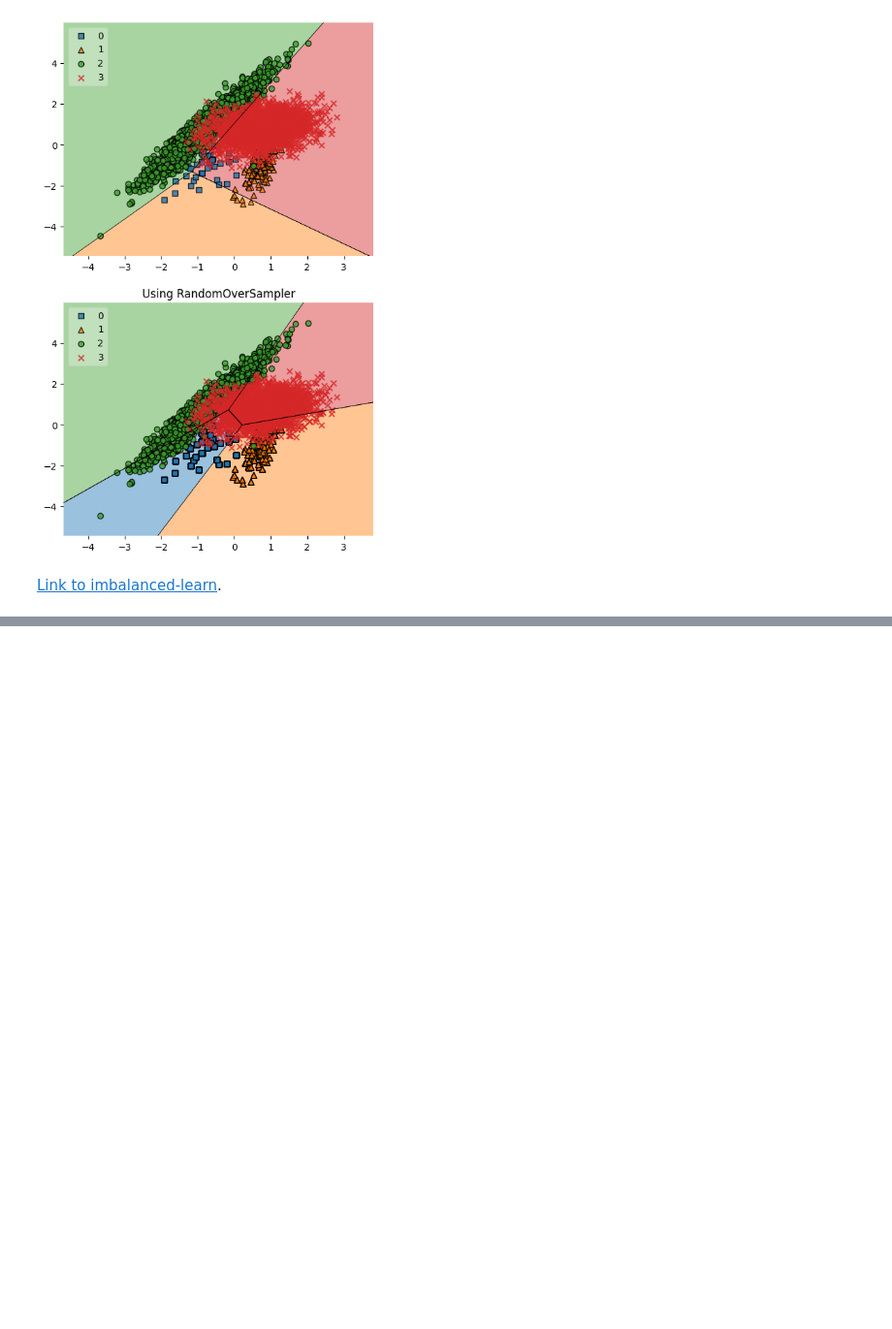
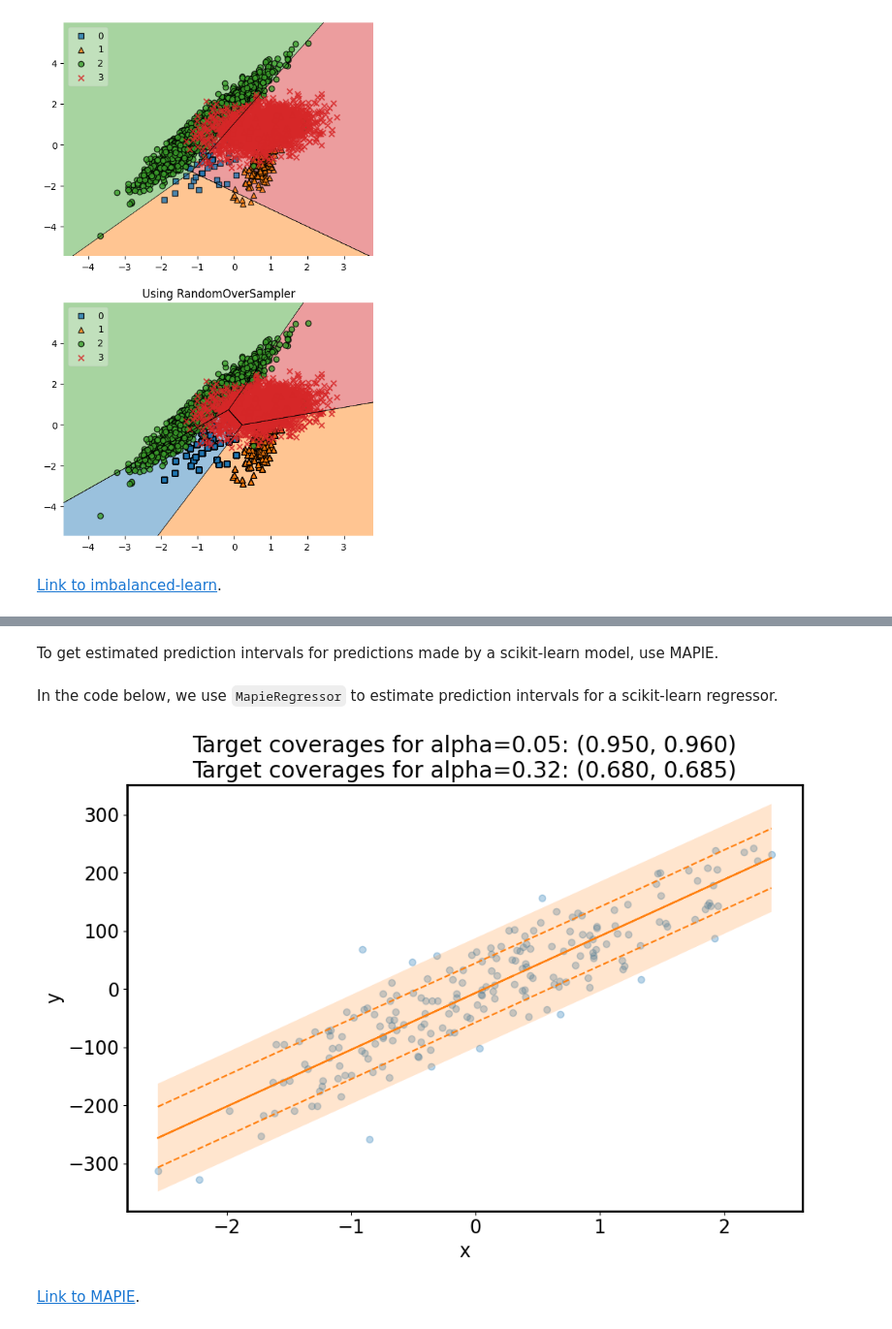
Before and after one commit to khuyentran1401/Efficient_Python_tricks_and_tools_for_data_scientists, a Jupyter notebook: Chapter5/machine_learning.ipynb, the cells around one changed output, grey strips where cells are left out. Shown at 97% size. Saved outputs shown, nothing was run; the diff lists cells and outputs as text; code cells hidden in the pictures; blank space fills up the shorter version.

```diff
--- a/Chapter5/machine_learning.ipynb
+++ b/Chapter5/machine_learning.ipynb
@@ -485,0 +490,17 @@ for Xi, yi, ax, title in zip(
+# %% [markdown]
+To get estimated prediction intervals for predictions made by a scikit-learn model, use MAPIE.
+# %% [markdown]
+In the code below, we use `MapieRegressor` to estimate prediction intervals for a scikit-learn regressor.
+# %%
+from mapie.regression import MapieRegressor
+from sklearn.linear_model import LinearRegression
+from sklearn.datasets import make_regression
+
+# Create data
+X, y = make_regression(n_samples=200, n_features=1, noise=50, random_state=0)
+
+# Train and predict
+alpha = [0.05, 0.32]
+mapie = MapieRegressor(LinearRegression())
+mapie.fit(X, y)
+y_pred, y_pis = mapie.predict(X, alpha=alpha)
@@ -485,0 +515,31 @@ for Xi, yi, ax, title in zip(
+# %%
+# Plot the estimated prediction intervals
+
+from matplotlib import pyplot as plt
+import numpy as np
+
+plt.figure(figsize=(11, 7))
+plt.xlabel("x")
+plt.ylabel("y")
+plt.scatter(X, y, alpha=0.3)
+plt.plot(X, y_pred, color="C1")
+order = np.argsort(X[:, 0])
+plt.plot(X[order], y_pis[order][:, 0, 1], color="C1", ls="--")
+plt.plot(X[order], y_pis[order][:, 1, 1], color="C1", ls="--")
+plt.fill_between(
+    X[order].ravel(),
+    y_pis[order][:, 0, 0].ravel(),
+    y_pis[order][:, 1, 0].ravel(),
+    alpha=0.2,
+)
+plt.title(
+    f"Target coverages for "
+    f"alpha={alpha[0]:.2f}: ({1-alpha[0]:.3f}, {coverage_scores[0]:.3f})\n"
+    f"Target coverages for "
+    f"alpha={alpha[1]:.2f}: ({1-alpha[1]:.3f}, {coverage_scores[1]:.3f})"
+)
+plt.show()
+# %% [output]
+[figure, added]
+# %% [markdown]
+[Link to MAPIE](https://github.com/scikit-learn-contrib/MAPIE).
```
Also changed, not shown: parts of 3 cells of this notebook, 4 other files.
